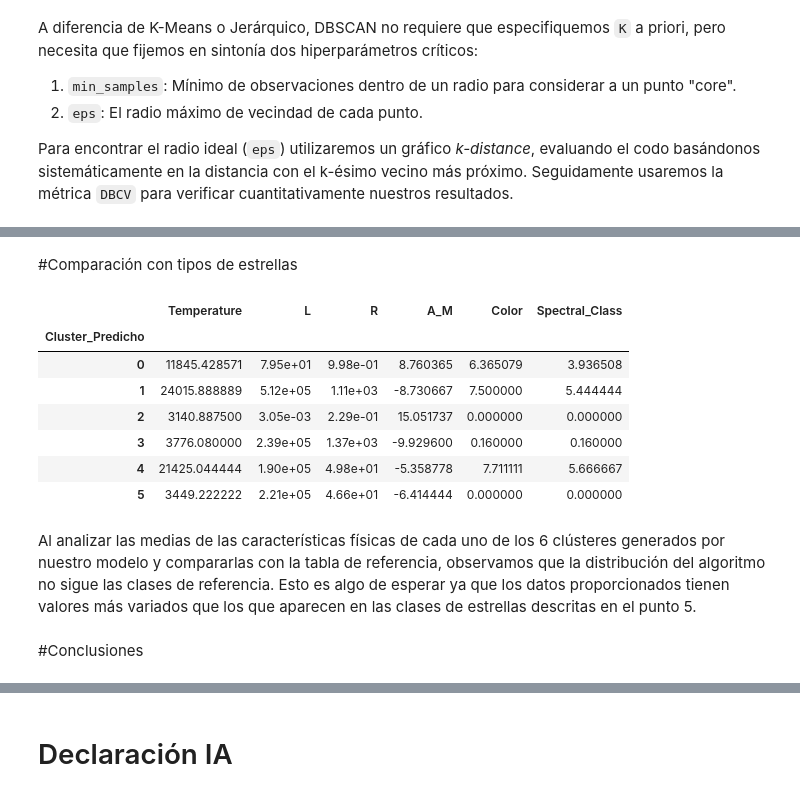
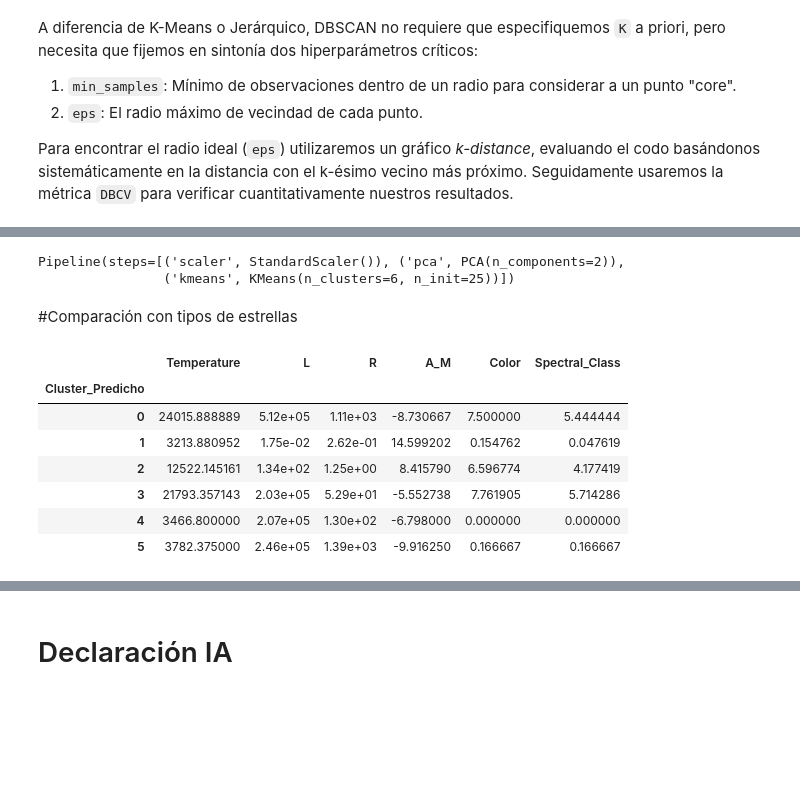
Before and after one commit to 100522371/P2_AA_Grupo17, a Jupyter notebook: p2_grupo17.ipynb, the cells around one changed output, grey strips where cells are left out. Cells and saved outputs as stored; diff of their text form; code cells hidden in the pictures; blank space fills up the shorter version.

```diff
--- a/p2_grupo17.ipynb
+++ b/p2_grupo17.ipynb
@@ -399,8 +384,8 @@ A diferencia de K-Means o Jerárquico, DBSCAN no requiere que especifiquemos `K`
 Para encontrar el radio ideal (`eps`) utilizaremos un gráfico *k-distance*, evaluando el codo basándonos sistemáticamente en la distancia con el k-ésimo vecino más próximo. Seguidamente usaremos la métrica `DBCV` para verificar cuantitativamente nuestros resultados.
 # %%
 # Análisis del k-distance para calcular un EPS inicial (Heurística)
-# Fijamos min_samples en 3 por tratarse de un conjunto 2D estándar y sin demasiada densidad
-min_samples = 3
+# Fijamos min_samples en 5 por tratarse de un conjunto 2D estándar y sin demasiada densidad
+min_samples = 5
 
 nn = NearestNeighbors(n_neighbors=min_samples)
 nn.fit(df)
@@ -410,7 +395,7 @@ distances, indices = nn.kneighbors(df)
 sorted_distances = np.sort(distances[:, min_samples-1], axis=0)
 
 # Al observar la lista, el codo / subida fuerte en nuestro dataset de PCA ocurre aprox alrededor del pto 210
-x_point = 200
+x_point = 210
 y_value_eps = sorted_distances[x_point]
 
 plt.figure(figsize=(10, 5))
@@ -538,27 +547,35 @@ comparar con silhouette -> debemos quitar el ruido
+# %%
+# hacemos esto para que se vea el gráfico del Pipeline
+pipeline_steps = [
+    ('scaler', StandardScaler()),
+    ('pca', PCA(n_components=2)),
+    ('kmeans', KMeans(n_clusters=6, n_init=25))
+]
+recommended_pipeline = Pipeline(steps=pipeline_steps)
+recommended_pipeline.fit(df)
+# %% [output]
+Pipeline(steps=[('scaler', StandardScaler()), ('pca', PCA(n_components=2)),
+                ('kmeans', KMeans(n_clusters=6, n_init=25))])
 # %% [markdown]
 #Comparación con tipos de estrellas
 # %%
 # Añadimos las predicciones de cluster al dataframe anterior al pca
-modelo_final = AgglomerativeClustering(n_clusters=6, linkage='ward', metric='euclidean')
+modelo_final = KMeans(n_clusters=6, n_init=25, random_state=100522374)
 etiquetas_finales = modelo_final.fit_predict(df) # cogemos las predicciones
 # y las añadimos al dataframe original
 df_og['Cluster_Predicho'] = etiquetas_finales
 
 # Agrupamos por cluster y calculamos la media
 resumen_clusters = df_og.groupby('Cluster_Predicho').mean()
 
-# Formatear 'L' y 'R' en notación científica
+# Formateamos 'L' y 'R' en notación científica
 display(resumen_clusters.style.format({'L': '{:.2e}', 'R': '{:.2e}'}))
 # %% [output]
 |  | Temperature | L | R | A_M | Color | Spectral_Class |
 | Cluster_Predicho |  |  |  |  |  |  |
-| 0 | 11845.428571 | 7.95e+01 | 9.98e-01 | 8.760365 | 6.365079 | 3.936508 |
-| 1 | 24015.888889 | 5.12e+05 | 1.11e+03 | -8.730667 | 7.500000 | 5.444444 |
-| 2 | 3140.887500 | 3.05e-03 | 2.29e-01 | 15.051737 | 0.000000 | 0.000000 |
-| 3 | 3776.080000 | 2.39e+05 | 1.37e+03 | -9.929600 | 0.160000 | 0.160000 |
-| 4 | 21425.044444 | 1.90e+05 | 4.98e+01 | -5.358778 | 7.711111 | 5.666667 |
-| 5 | 3449.222222 | 2.21e+05 | 4.66e+01 | -6.414444 | 0.000000 | 0.000000 |
+| 0 | 24015.888889 | 5.12e+05 | 1.11e+03 | -8.730667 | 7.500000 | 5.444444 |
+| 1 | 3213.880952 | 1.75e-02 | 2.62e-01 | 14.599202 | 0.154762 | 0.047619 |
+| 2 | 12522.145161 | 1.34e+02 | 1.25e+00 | 8.415790 | 6.596774 | 4.177419 |
+| 3 | 21793.357143 | 2.03e+05 | 5.29e+01 | -5.552738 | 7.761905 | 5.714286 |
+| 4 | 3466.800000 | 2.07e+05 | 1.30e+02 | -6.798000 | 0.000000 | 0.000000 |
+| 5 | 3782.375000 | 2.46e+05 | 1.39e+03 | -9.916250 | 0.166667 | 0.166667 |
-# %% [markdown]
-Al analizar las medias de las características físicas de cada uno de los 6 clústeres generados por nuestro modelo y compararlas con la tabla de referencia, observamos que la distribución del algoritmo no sigue las clases de referencia. Esto es algo de esperar ya que los datos proporcionados tienen valores más variados que los que aparecen en las clases de estrellas descritas en el punto 5.
-# %% [markdown]
-#Conclusiones
```
Also changed, not shown: parts of 19 cells of this notebook.
